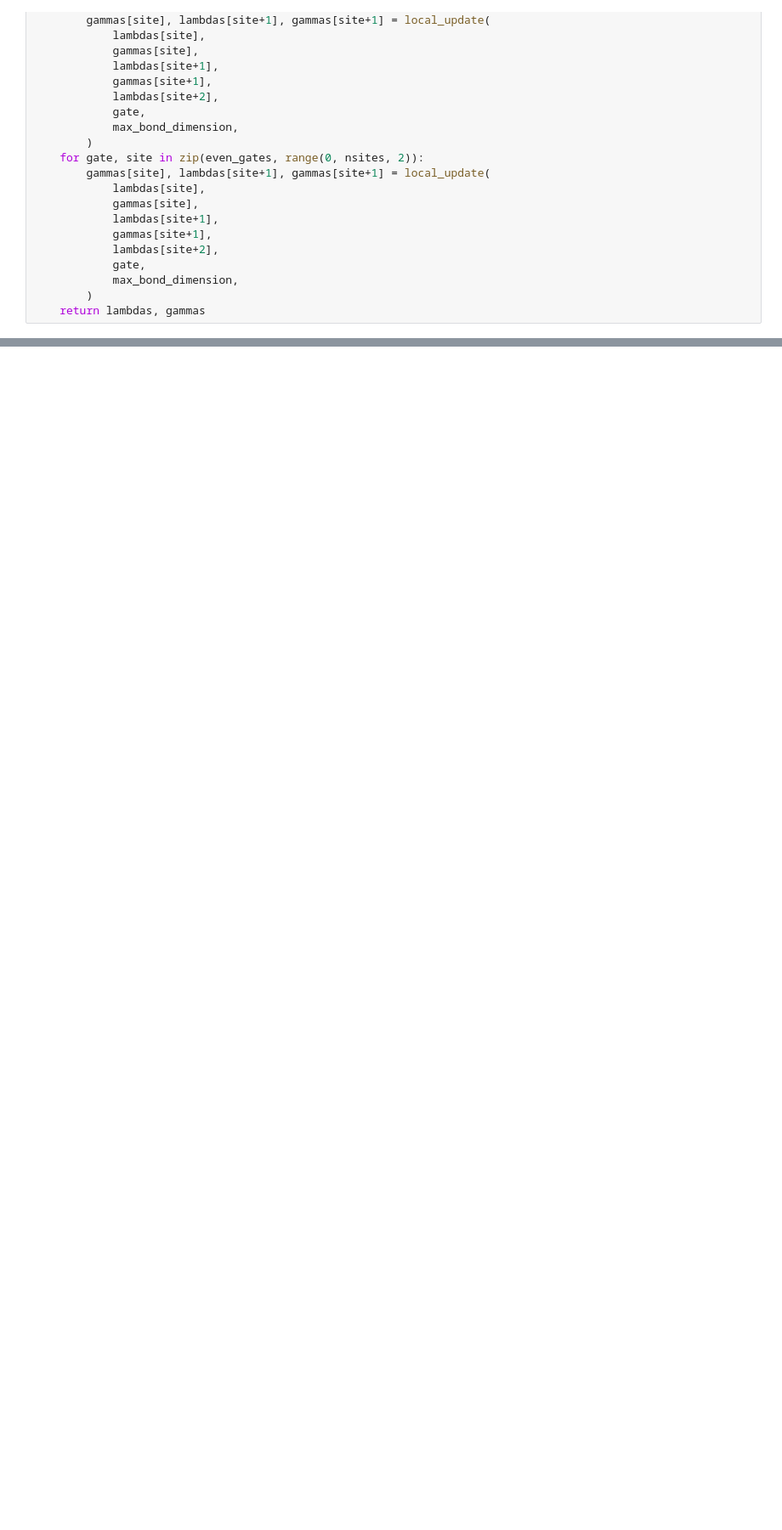
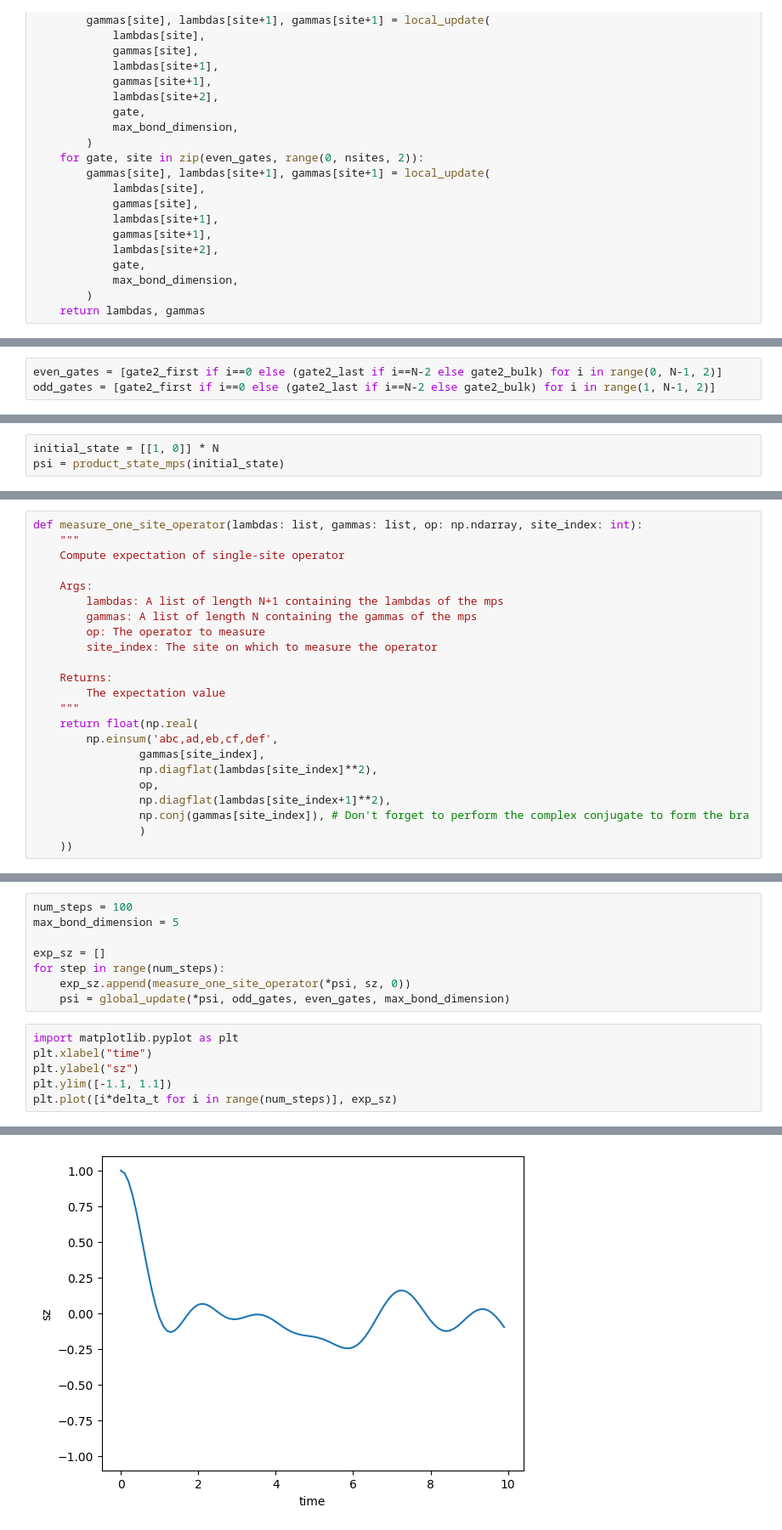
Before and after one commit to angusdunnett/epita_quantum, a Jupyter notebook: notebooks/7_tebd.ipynb, the cells around one changed output, grey strips where cells are left out. Shown at 85% size. Drawn from its saved outputs; the diff is of its cells as text; blank space fills up the shorter version.

```diff
--- a/notebooks/7_tebd.ipynb
+++ b/notebooks/7_tebd.ipynb
@@ -231,0 +286,3 @@ Now that we have the global update function we now need to construct the gates.
+# %%
+even_gates = [gate2_first if i==0 else (gate2_last if i==N-2 else gate2_bulk) for i in range(0, N-1, 2)]
+odd_gates = [gate2_first if i==0 else (gate2_last if i==N-2 else gate2_bulk) for i in range(1, N-1, 2)]
@@ -231,0 +311,3 @@ Now that we have the global update function we now need to construct the gates.
+# %%
+initial_state = [[1, 0]] * N
+psi = product_state_mps(initial_state)
@@ -231,0 +318,23 @@ Now that we have the global update function we now need to construct the gates.
+# %%
+def measure_one_site_operator(lambdas: list, gammas: list, op: np.ndarray, site_index: int):
+    """
+    Compute expectation of single-site operator
+
+    Args:
+        lambdas: A list of length N+1 containing the lambdas of the mps
+        gammas: A list of length N containing the gammas of the mps
+        op: The operator to measure
+        site_index: The site on which to measure the operator
+
+    Returns:
+        The expectation value
+    """
+    return float(np.real(
+        np.einsum('abc,ad,eb,cf,def',
+                gammas[site_index],
+                np.diagflat(lambdas[site_index]**2),
+                op,
+                np.diagflat(lambdas[site_index+1]**2),
+                np.conj(gammas[site_index]), # Don't forget to perform the complex conjugate to form the bra
+                )
+    ))
@@ -231,0 +345,15 @@ Now that we have the global update function we now need to construct the gates.
+# %%
+num_steps = 100
+max_bond_dimension = 5
+
+exp_sz = []
+for step in range(num_steps):
+    exp_sz.append(measure_one_site_operator(*psi, sz, 0))
+    psi = global_update(*psi, odd_gates, even_gates, max_bond_dimension)
+# %%
+import matplotlib.pyplot as plt
+plt.xlabel("time")
+plt.ylabel("sz")
+plt.ylim([-1.1, 1.1])
+plt.plot([i*delta_t for i in range(num_steps)], exp_sz)
+# %% [output]
@@ -231,0 +361 @@ Now that we have the global update function we now need to construct the gates.
+[figure, added]
```
Also changed, not shown: parts of 17 cells of this notebook.
